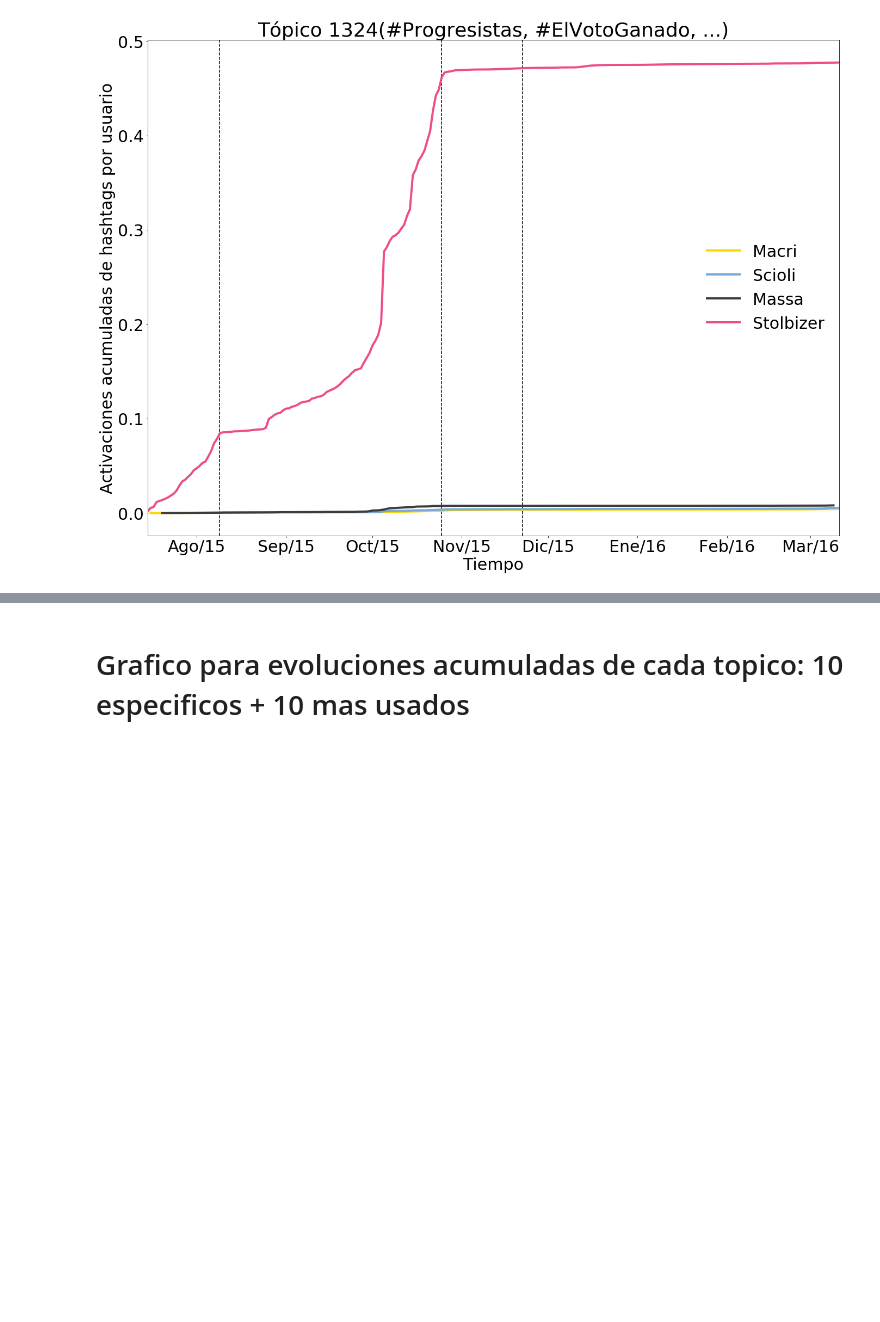
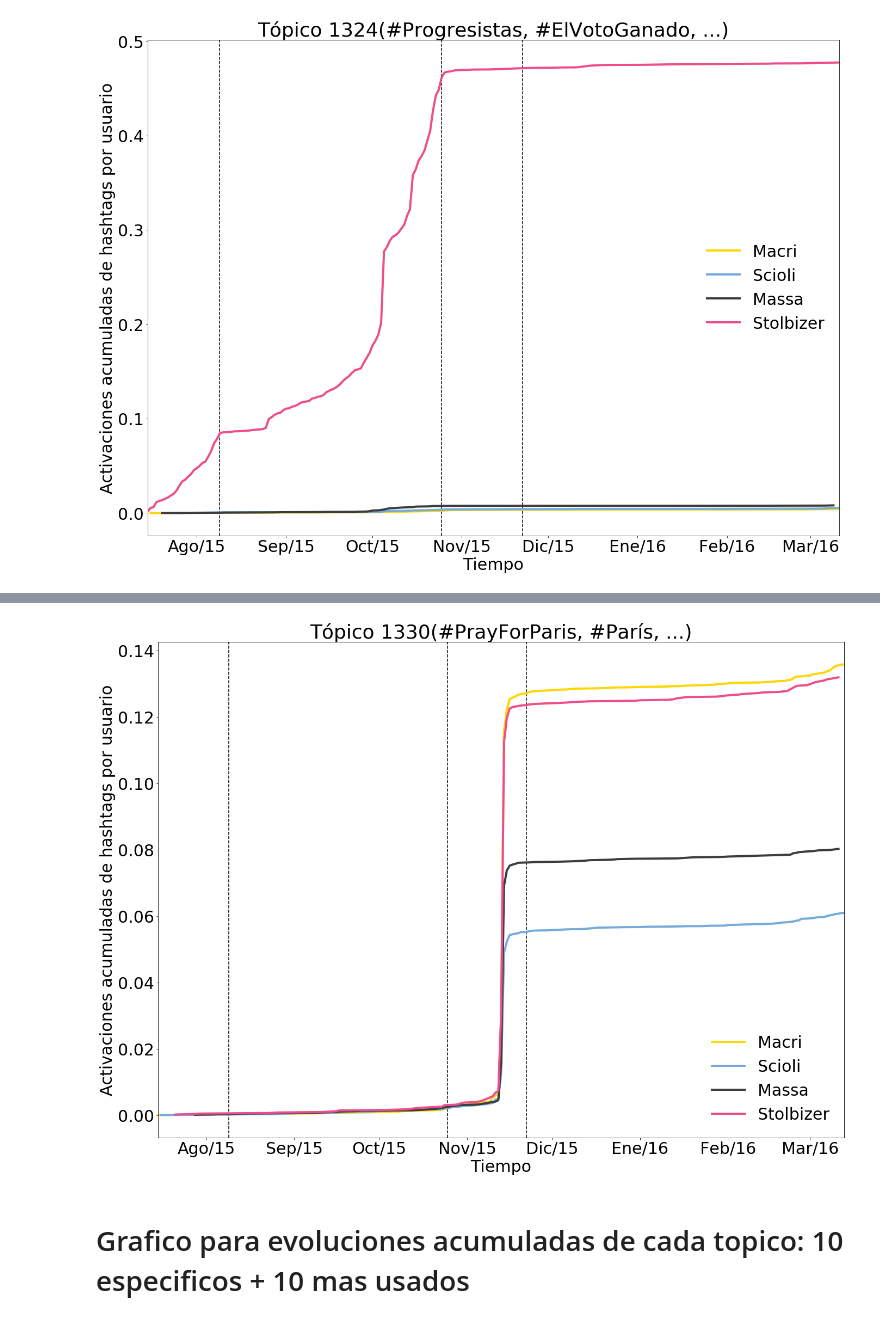
Before and after one commit to CoNexDat/twitter-topics, a Jupyter notebook: 05 Evolucion topicos.ipynb, the cells around one changed output, grey strips where cells are left out. Cells and saved outputs as stored; diff of their text form; code cells hidden in the pictures; blank space fills up the shorter version.

```diff
--- a/05 Evolucion topicos.ipynb
+++ b/05 Evolucion topicos.ipynb
@@ -363,3 +378,8 @@ show_min_topic(stolbizer_topic)
+# %%
+atentados_topic = usuario_topico_df[usuario_topico_df["hashtag"]=="JeSuisParis"].cluster.values[0]
+show_min_topic(atentados_topic)
+# %% [output]
+[figure, added]
 # %% [markdown]
 # Grafico para evoluciones acumuladas de cada topico: 10 especificos + 10 mas usados
 # %%
```
Also changed, not shown: parts of 4 cells of this notebook.
